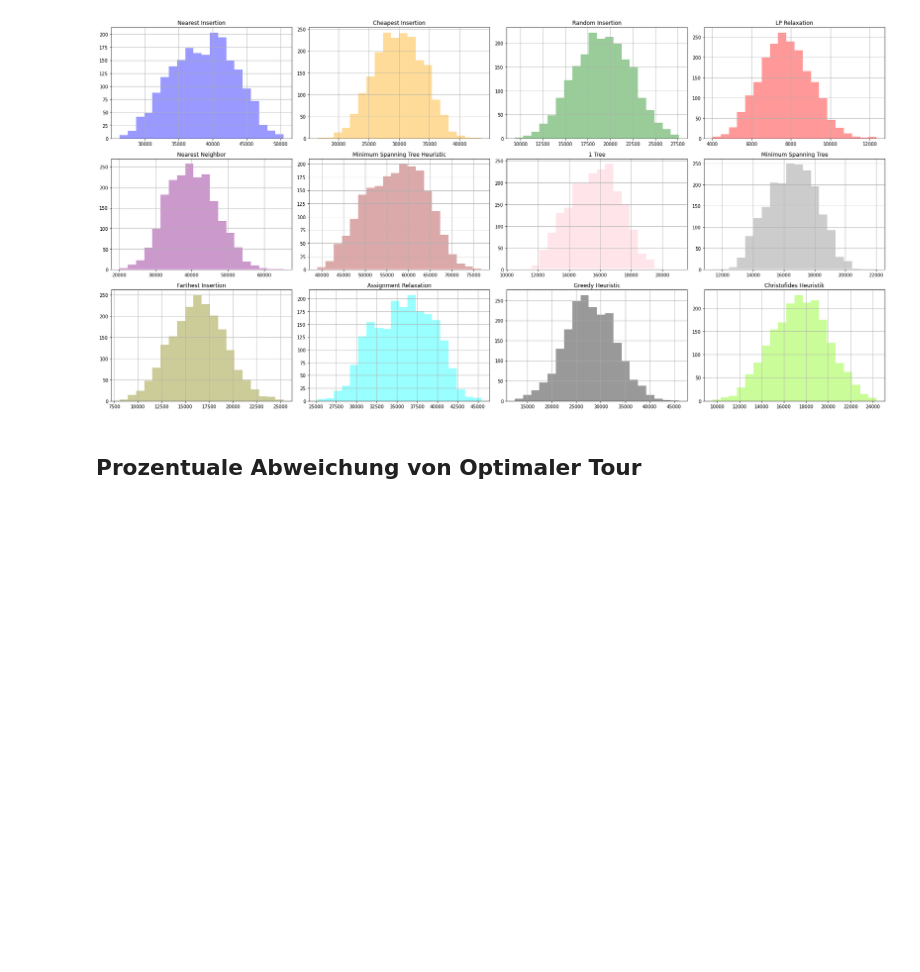
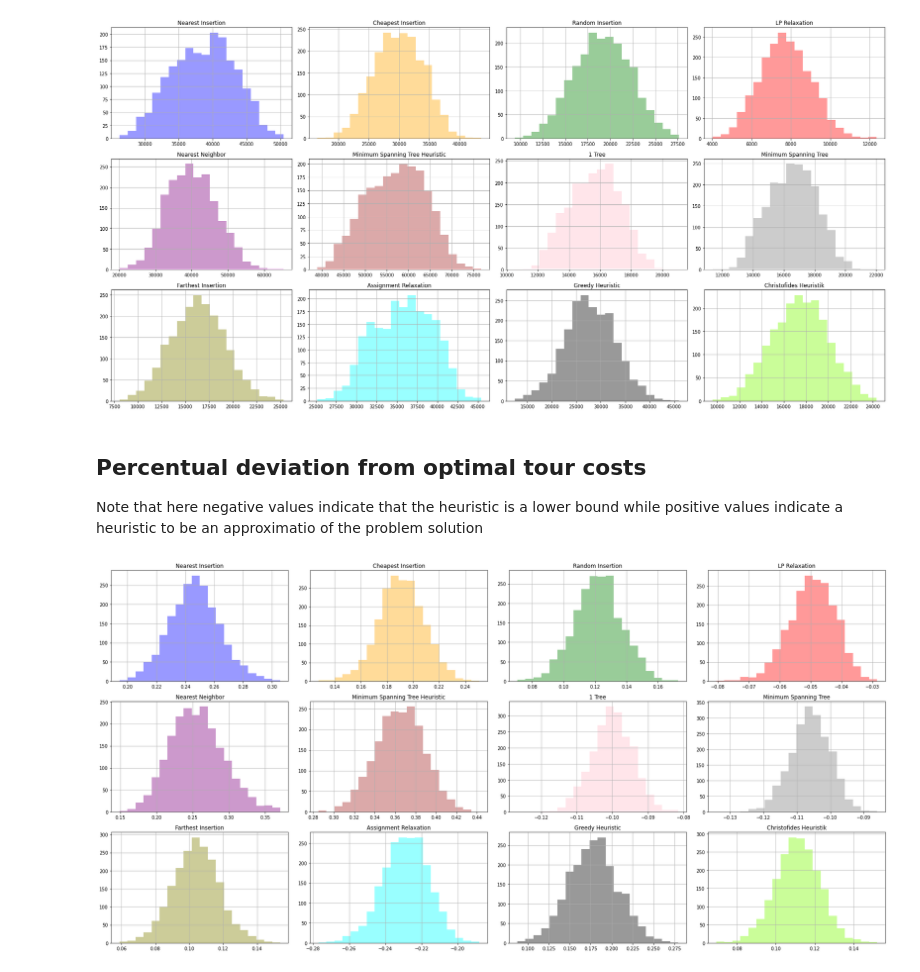
Before and after one commit to paulbrenker/decision-tsp, a Jupyter notebook: heuristics.ipynb, the cells around one changed output. Drawn from its saved outputs; the diff is of its cells as text; code cells hidden in the pictures; blank space fills up the shorter version.

Commit message:
added persentual deviation

```diff
--- a/heuristics.ipynb
+++ b/heuristics.ipynb
@@ -114,4 +114,17 @@ heuristics_hist_matrix(distances_from_opt)
 # %% [output]
 [figure]
 # %% [markdown]
-## Prozentuale Abweichung von Optimaler Tour
+## Percentual deviation from optimal tour costs
+Note that here negative values indicate that the heuristic is a lower bound while positive values indicate a heuristic to be an approximatio of the problem solution
+# %%
+perc_dev_from_opt = {}
+for key, value in heuristics.items():
+    if key == 'opt':
+        continue
+    distance = heuristics['opt'] - value
+    rel_distance = distance / heuristics['opt']
+    perc_dev_from_opt[key] = - rel_distance
+
+heuristics_hist_matrix(perc_dev_from_opt)
+# %% [output]
+[figure, added]
```
